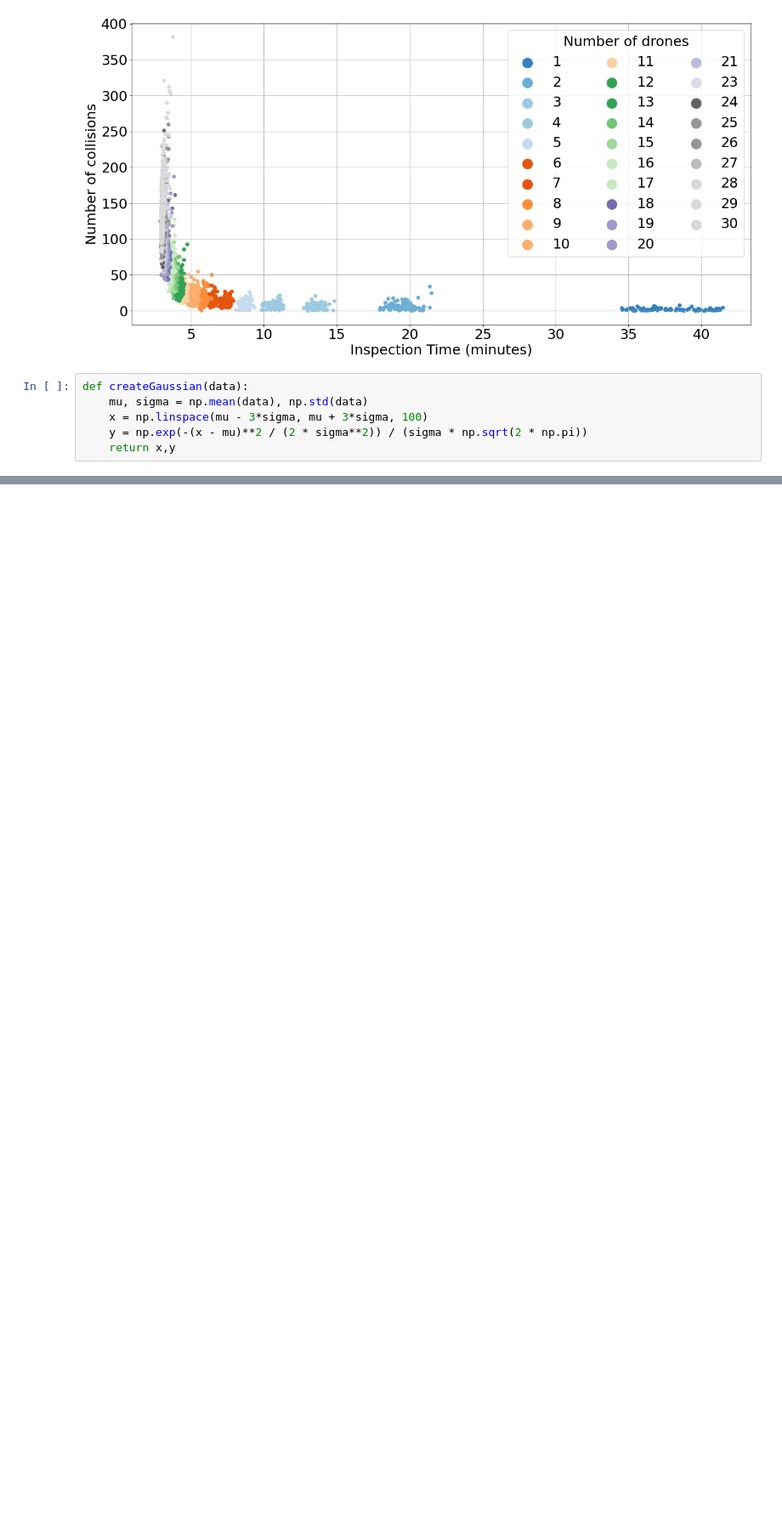
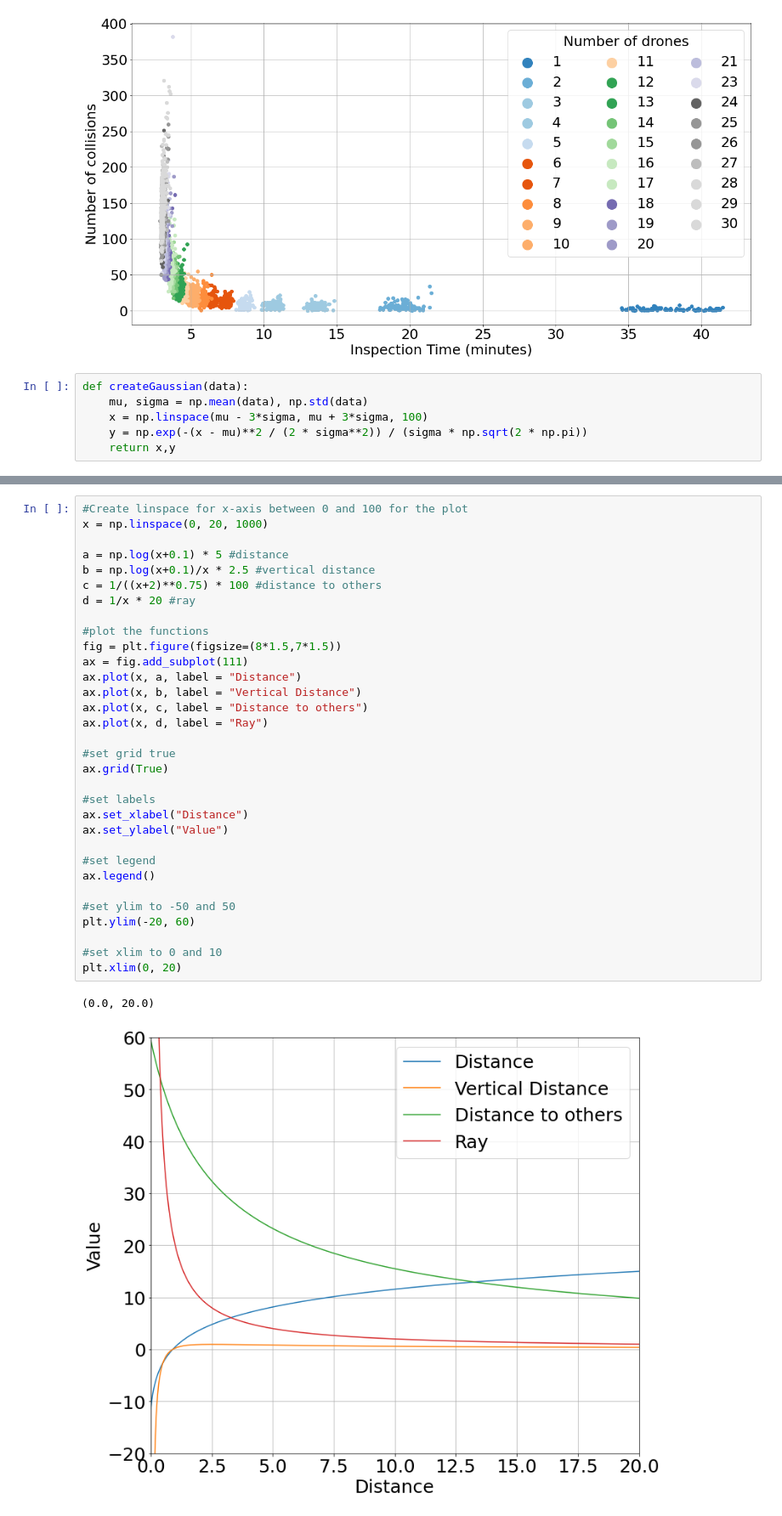
Before and after one commit to DSE-Swarm-of-Inspection-Drones/Swarm-of-Inspection-Drones, a Jupyter notebook: Simulation processing/simulationProcessing.ipynb, the cells around one changed output, grey strips where cells are left out. Shown at 85% size. Saved outputs shown, nothing was run; the diff lists cells and outputs as text; blank space fills up the shorter version.

```diff
--- a/Simulation processing/simulationProcessing.ipynb
+++ b/Simulation processing/simulationProcessing.ipynb
@@ -387,0 +388,35 @@ plotDistribution(simulationBatches[-1].collisionNumbers, "Number of collisions d
+# %%
+#Create linspace for x-axis between 0 and 100 for the plot
+x = np.linspace(0, 20, 1000)
+
+a = np.log(x+0.1) * 5 #distance
+b = np.log(x+0.1)/x * 2.5 #vertical distance
+c = 1/((x+2)**0.75) * 100 #distance to others
+d = 1/x * 20 #ray
+
+#plot the functions
+fig = plt.figure(figsize=(8*1.5,7*1.5))
+ax = fig.add_subplot(111)
+ax.plot(x, a, label = "Distance")
+ax.plot(x, b, label = "Vertical Distance")
+ax.plot(x, c, label = "Distance to others")
+ax.plot(x, d, label = "Ray")
+
+#set grid true
+ax.grid(True)
+
+#set labels
+ax.set_xlabel("Distance")
+ax.set_ylabel("Value")
+
+#set legend
+ax.legend()
+
+#set ylim to -50 and 50
+plt.ylim(-20, 60)
+
+#set xlim to 0 and 10
+plt.xlim(0, 20)
+# %% [output]
+(0.0, 20.0)
+[figure, added]
```
Also changed, not shown: parts of 3 cells of this notebook, 6 other files.
